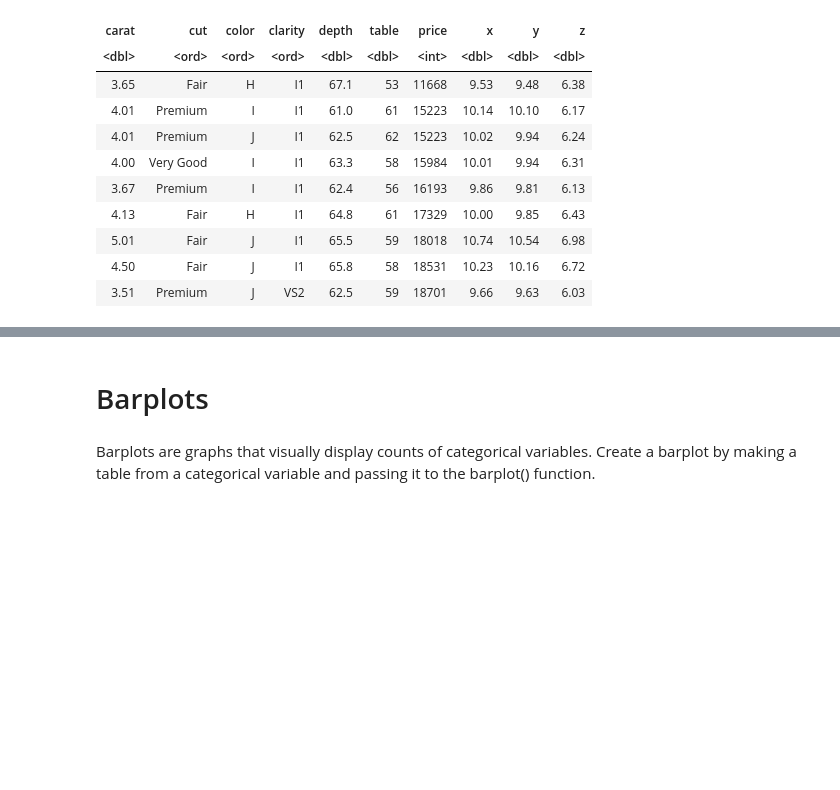
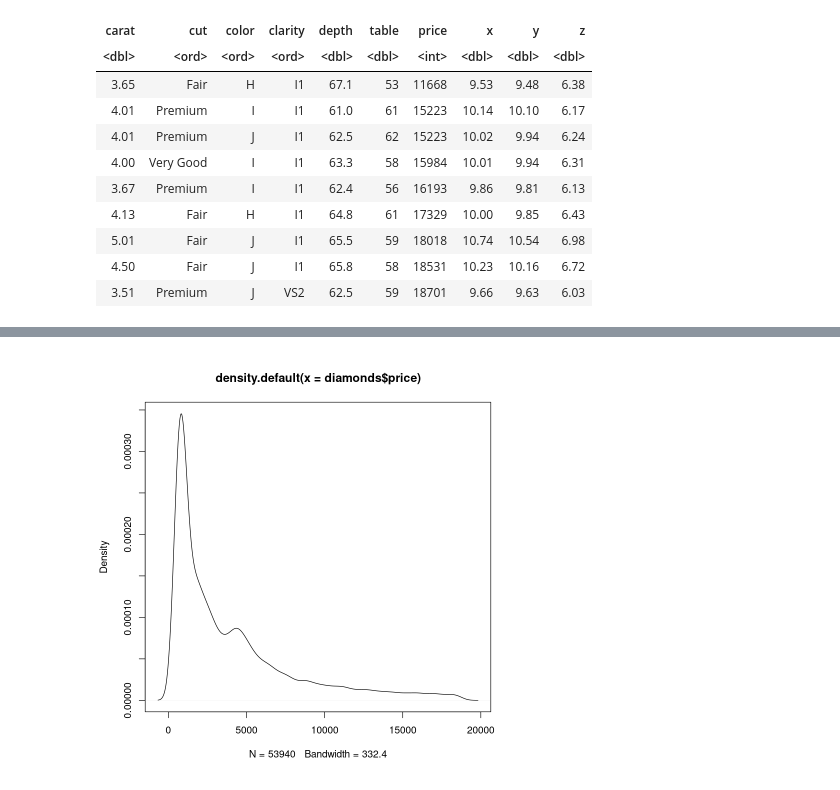
Before and after one commit to Mahendra687/Programming, a Jupyter notebook: plotting/plotting.ipynb, the cells around one changed output, grey strips where cells are left out. Saved outputs shown, nothing was run; the diff lists cells and outputs as text; code cells hidden in the pictures; blank space fills up the shorter version.

```diff
--- a/plotting/plotting.ipynb
+++ b/plotting/plotting.ipynb
@@ -101,5 +70,5 @@ plot(density(diamonds$carat))
-# %% [markdown]
-# Barplots
-# %% [markdown]
-Barplots are graphs that visually display counts of categorical variables. Create a barplot by making a table from a categorical variable and passing it to the barplot() function.
+# %%
+plot(density(diamonds$price))
+# %% [output]
+[figure, added]
 # %%
```
Also changed, not shown: parts of 59 cells of this notebook.
